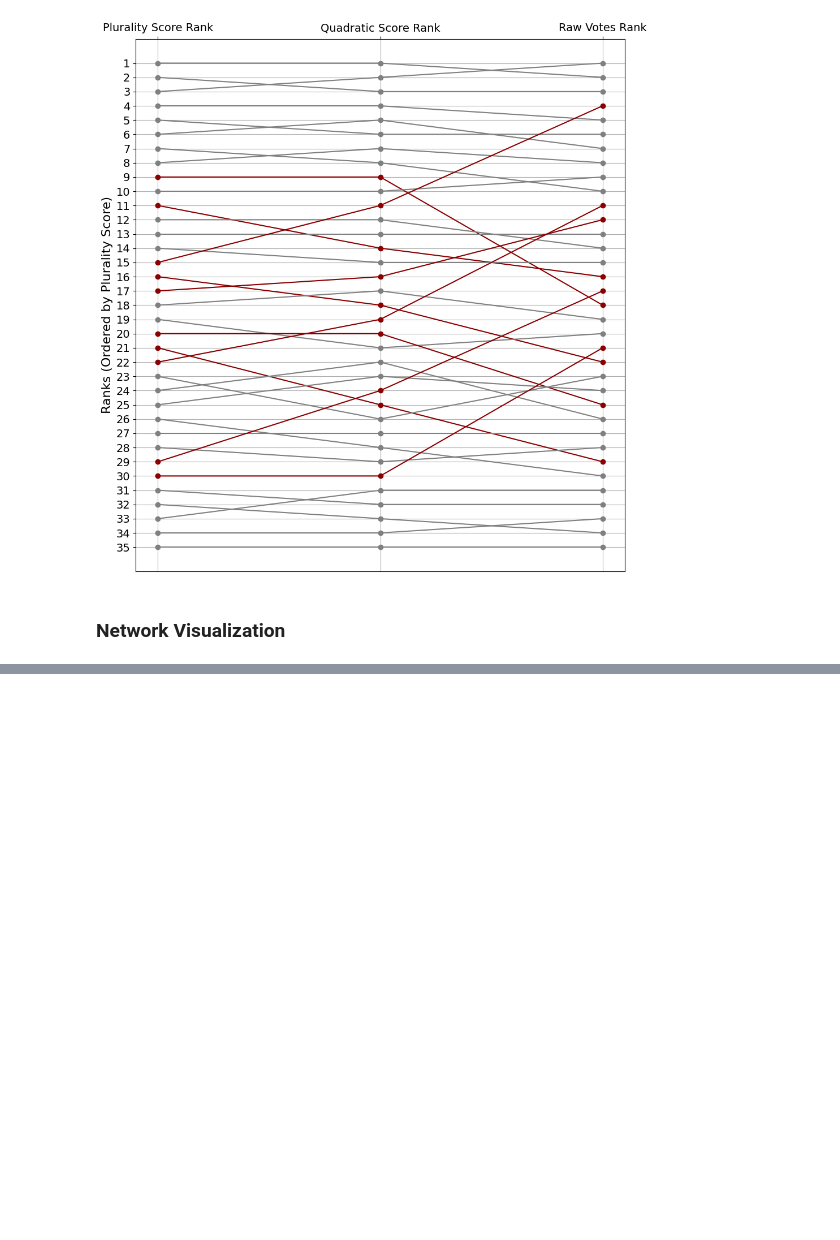
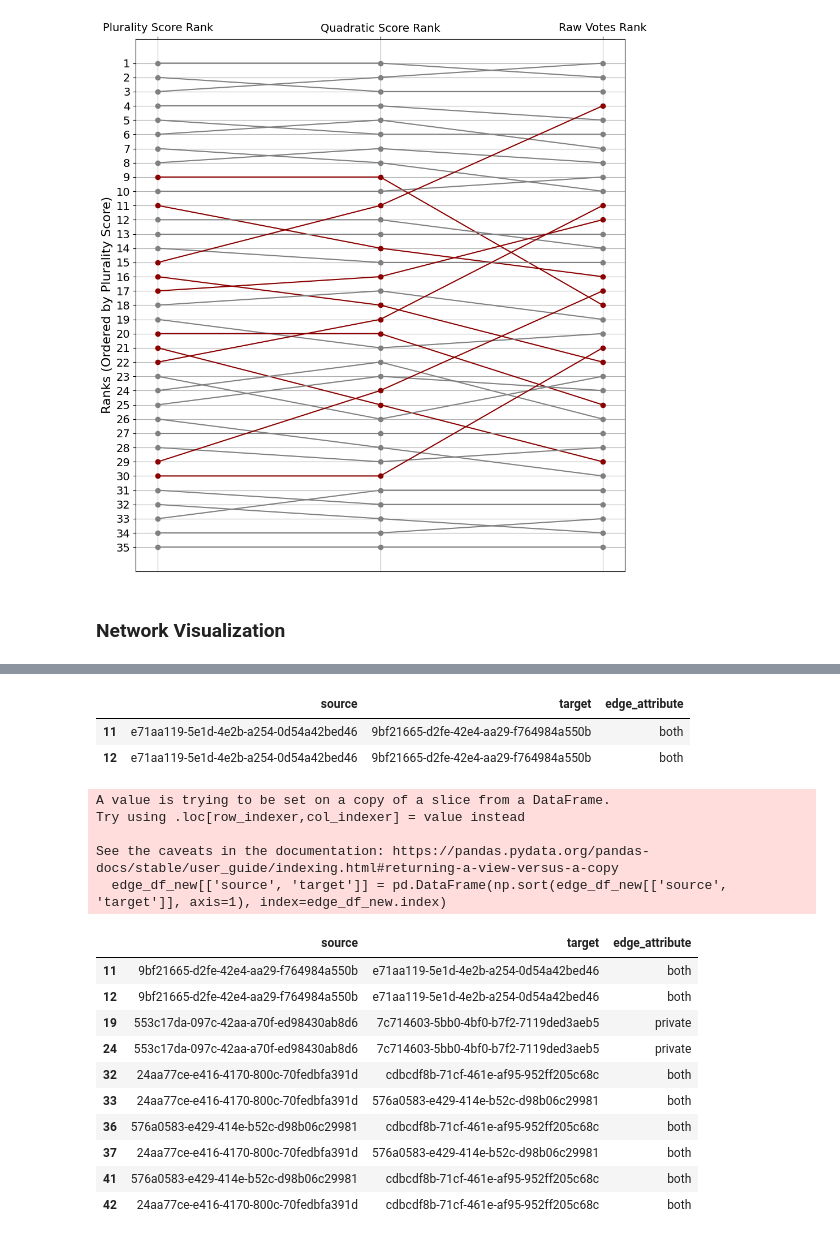
Before and after one commit to lexicongovernance/gov-research, a Jupyter notebook: berlin-analysis/analysis.ipynb, the cells around one changed output, grey strips where cells are left out. Cells and saved outputs as stored; diff of their text form; code cells hidden in the pictures; blank space fills up the shorter version.

```diff
--- a/berlin-analysis/analysis.ipynb
+++ b/berlin-analysis/analysis.ipynb
@@ -207,0 +192,10 @@ Number of unique user IDs: 36
+# %%
+# filter group data by users who voted and by relevant group categories
+distinct_user_ids = voteData['user_id'].unique().tolist()
+filtered_group_users = groupData[groupData['user_id'].isin(distinct_user_ids)]
+group_categories_ids = analysis_functions.get_group_categories_ids(groupCategories, names=['affiliation', 'private'])
+filtered_group_users_categories = filtered_group_users[filtered_group_users['group_category_id'].isin(group_categories_ids)]
+
+print("Number of unique users:", filtered_group_users['user_id'].nunique())
+print("Number of group categories:", filtered_group_users_categories['group_category_id'].nunique())
+print("Length of group data:", len(filtered_group_users_categories))
@@ -250,0 +336,34 @@ plt.savefig('plots-and-tables/participant_connections_plot.png')
+# %%
+duplicate_edges = edge_df_new[edge_df_new.duplicated(subset=['target', 'source'], keep=False)]
+duplicate_edges
+# %% [output]
+|  | source | target | edge_attribute |
+| 11 | e71aa119-5e1d-4e2b-a254-0d54a42bed46 | 9bf21665-d2fe-42e4-aa29-f764984a550b | both |
+| 12 | e71aa119-5e1d-4e2b-a254-0d54a42bed46 | 9bf21665-d2fe-42e4-aa29-f764984a550b | both |
+# %%
+import numpy as np
+
+# Sorting the values in each row to ensure the order doesn't matter
+edge_df_new[['source', 'target']] = pd.DataFrame(np.sort(edge_df_new[['source', 'target']], axis=1), index=edge_df_new.index)
+
+# Finding duplicates
+duplicates = edge_df_new[edge_df_new.duplicated(subset=['source', 'target'], keep=False)]
+
+duplicates
+# %% [output]
+A value is trying to be set on a copy of a slice from a DataFrame.
+Try using .loc[row_indexer,col_indexer] = value instead
+
+See the caveats in the documentation: https://pandas.pydata.org/pandas-docs/stable/user_guide/indexing.html#returning-a-view-versus-a-copy
+  edge_df_new[['source', 'target']] = pd.DataFrame(np.sort(edge_df_new[['source', 'target']], axis=1), index=edge_df_new.index)
+|  | source | target | edge_attribute |
+| 11 | 9bf21665-d2fe-42e4-aa29-f764984a550b | e71aa119-5e1d-4e2b-a254-0d54a42bed46 | both |
+| 12 | 9bf21665-d2fe-42e4-aa29-f764984a550b | e71aa119-5e1d-4e2b-a254-0d54a42bed46 | both |
+| 19 | 553c17da-097c-42aa-a70f-ed98430ab8d6 | 7c714603-5bb0-4bf0-b7f2-7119ded3aeb5 | private |
+| 24 | 553c17da-097c-42aa-a70f-ed98430ab8d6 | 7c714603-5bb0-4bf0-b7f2-7119ded3aeb5 | private |
+| 32 | 24aa77ce-e416-4170-800c-70fedbfa391d | cdbcdf8b-71cf-461e-af95-952ff205c68c | both |
+| 33 | 24aa77ce-e416-4170-800c-70fedbfa391d | 576a0583-e429-414e-b52c-d98b06c29981 | both |
+| 36 | 576a0583-e429-414e-b52c-d98b06c29981 | cdbcdf8b-71cf-461e-af95-952ff205c68c | both |
+| 37 | 24aa77ce-e416-4170-800c-70fedbfa391d | 576a0583-e429-414e-b52c-d98b06c29981 | both |
+| 41 | 576a0583-e429-414e-b52c-d98b06c29981 | cdbcdf8b-71cf-461e-af95-952ff205c68c | both |
+| 42 | 24aa77ce-e416-4170-800c-70fedbfa391d | cdbcdf8b-71cf-461e-af95-952ff205c68c | both |
```
Also changed, not shown: parts of 17 cells of this notebook.
